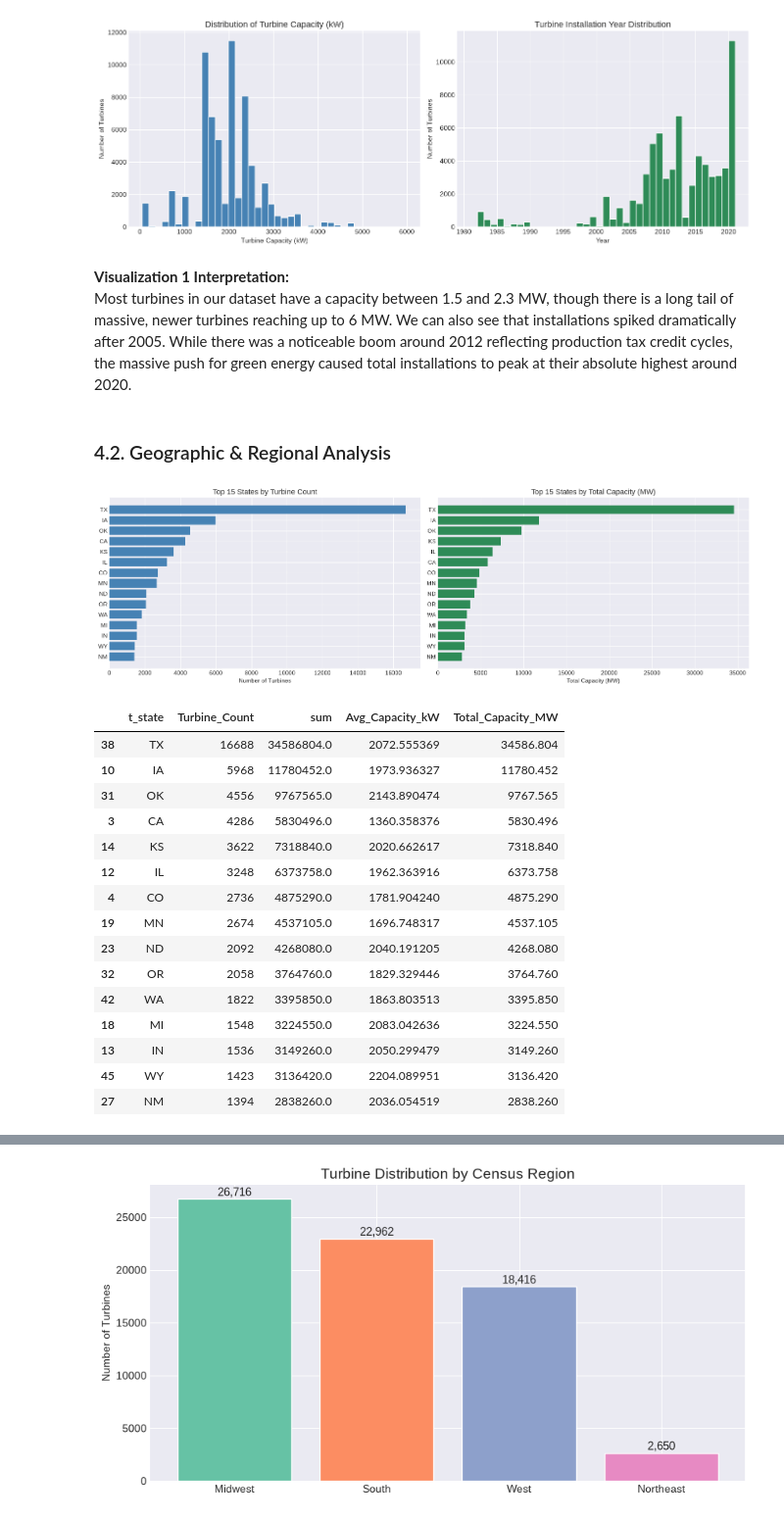
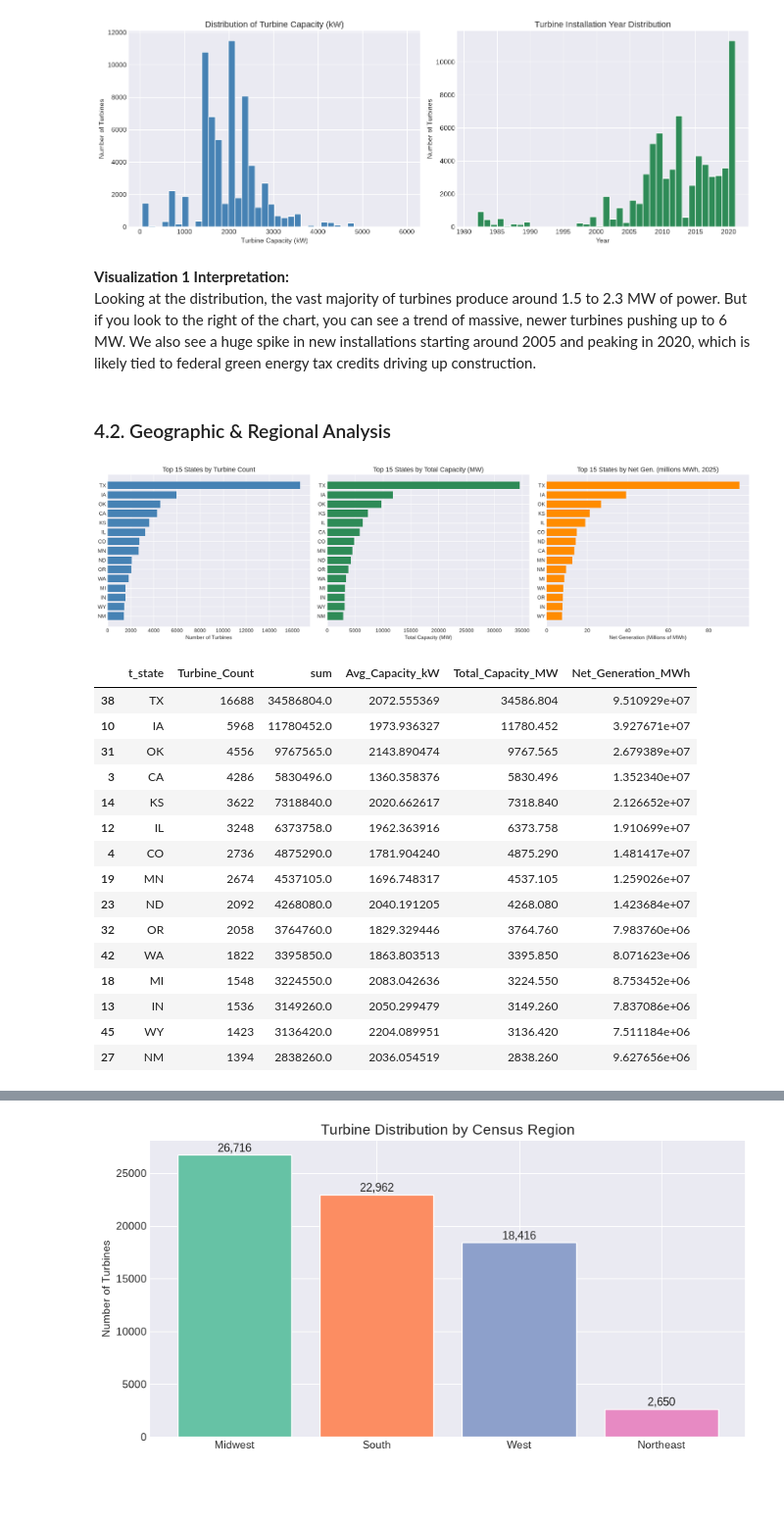
Before and after one commit to SayedAli-Murtadha/labs_projects, a Jupyter notebook: projects/wind-turbine/Code/01_EDA_Wind_Turbines.ipynb, the cells around one changed output, grey strips where cells are left out. Shown at 98% size. Drawn from its saved outputs; the diff is of its cells as text; code cells hidden in the pictures; blank space fills up the shorter version.

```diff
--- a/projects/wind-turbine/Code/01_EDA_Wind_Turbines.ipynb
+++ b/projects/wind-turbine/Code/01_EDA_Wind_Turbines.ipynb
@@ -177,61 +235,71 @@ plt.tight_layout()
 plt.show()
 # %% [output]
 [figure]
-# %% [markdown]
-**Visualization 1 Interpretation:**
-Most turbines in our dataset have a capacity between 1.5 and 2.3 MW, though there is a long tail of massive, newer turbines reaching up to 6 MW. We can also see that installations spiked dramatically after 2005. While there was a noticeable boom around 2012 reflecting production tax credit cycles, the massive push for green energy caused total installations to peak at their absolute highest around 2020.
+# %% [markdown]
+**Visualization 1 Interpretation:**
+ Looking at the distribution, the vast majority of turbines produce around 1.5 to 2.3 MW of power. But if you look to the right of the chart, you can see a trend of massive, newer turbines pushing up to 6 MW. We also see a huge spike in new installations starting around 2005 and peaking in 2020, which is likely tied to federal green energy tax credits driving up construction.
 # %% [markdown]
 ### 4.2. Geographic & Regional Analysis
 # %%
 # Top 15 states by turbine count and total capacity
 # 1. First, just get the basic sum, count, and mean
 state_counts = turbines.groupby('t_state')['t_cap'].agg(['count', 'sum', 'mean']).reset_index()
 
 # 2. Rename the columns so they make sense
 state_counts.rename(columns={'count': 'Turbine_Count', 'mean': 'Avg_Capacity_kW'}, inplace=True)
 
 # 3. Create the MW column using simple division
 state_counts['Total_Capacity_MW'] = state_counts['sum'] / 1000
 
-# 4. Sort and get the top 15
+# 4. Add actual net generation from EIA-923 (aggregated per state)
+state_gen = turbines.groupby('t_state')['Net_Generation_MWh'].sum().reset_index()
+state_counts = state_counts.merge(state_gen, on='t_state', how='left')
+
+# 5. Sort and get the top 15 by turbine count
 state_counts = state_counts.sort_values(by='Turbine_Count', ascending=False).head(15)
 
-fig, axes = plt.subplots(1, 2, figsize=(16, 5))
+fig, axes = plt.subplots(1, 3, figsize=(18, 5))
 
-# Sort ascending so the biggest state is at the bottom of the dataframe
+# Sort ascending so the biggest state is at the bottom of the bar chart
 plot_data = state_counts.sort_values(by='Turbine_Count', ascending=True)
 axes[0].barh(plot_data['t_state'], plot_data['Turbine_Count'], color='steelblue')
 axes[0].set_title('Top 15 States by Turbine Count', fontsize=13)
 axes[0].set_xlabel('Number of Turbines')
 
 # Sort ascending for capacity chart too
 plot_data_cap = state_counts.sort_values(by='Total_Capacity_MW', ascending=True)
 axes[1].barh(plot_data_cap['t_state'], plot_data_cap['Total_Capacity_MW'], color='seagreen')
 axes[1].set_title('Top 15 States by Total Capacity (MW)', fontsize=13)
 axes[1].set_xlabel('Total Capacity (MW)')
 
+# Sort ascending for net generation chart
+plot_data_gen = state_counts.sort_values(by='Net_Generation_MWh', ascending=True)
+axes[2].barh(plot_data_gen['t_state'], plot_data_gen['Net_Generation_MWh'] / 1_000_000, color='darkorange')
+axes[2].set_title('Top 15 States by Net Gen. (millions MWh, 2025)', fontsize=13)
+axes[2].set_xlabel('Net Generation (Millions of MWh)')
+
 plt.tight_layout()
 plt.show()
 
 display(state_counts)
 # %% [output]
-[figure, old version]
+[figure, new version]
-|  | t_state | Turbine_Count | sum | Avg_Capacity_kW | Total_Capacity_MW |
-| 38 | TX | 16688 | 34586804.0 | 2072.555369 | 34586.804 |
-| 10 | IA | 5968 | 11780452.0 | 1973.936327 | 11780.452 |
-| 31 | OK | 4556 | 9767565.0 | 2143.890474 | 9767.565 |
-| 3 | CA | 4286 | 5830496.0 | 1360.358376 | 5830.496 |
-| 14 | KS | 3622 | 7318840.0 | 2020.662617 | 7318.840 |
-| 12 | IL | 3248 | 6373758.0 | 1962.363916 | 6373.758 |
-| 4 | CO | 2736 | 4875290.0 | 1781.904240 | 4875.290 |
-| 19 | MN | 2674 | 4537105.0 | 1696.748317 | 4537.105 |
-| 23 | ND | 2092 | 4268080.0 | 2040.191205 | 4268.080 |
-| 32 | OR | 2058 | 3764760.0 | 1829.329446 | 3764.760 |
-| 42 | WA | 1822 | 3395850.0 | 1863.803513 | 3395.850 |
-| 18 | MI | 1548 | 3224550.0 | 2083.042636 | 3224.550 |
-| 13 | IN | 1536 | 3149260.0 | 2050.299479 | 3149.260 |
-| 45 | WY | 1423 | 3136420.0 | 2204.089951 | 3136.420 |
-| 27 | NM | 1394 | 2838260.0 | 2036.054519 | 2838.260 |
+|  | t_state | Turbine_Count | sum | Avg_Capacity_kW | Total_Capacity_MW | Net_Generation_MWh |
+| 38 | TX | 16688 | 34586804.0 | 2072.555369 | 34586.804 | 9.510929e+07 |
+| 10 | IA | 5968 | 11780452.0 | 1973.936327 | 11780.452 | 3.927671e+07 |
+| 31 | OK | 4556 | 9767565.0 | 2143.890474 | 9767.565 | 2.679389e+07 |
+| 3 | CA | 4286 | 5830496.0 | 1360.358376 | 5830.496 | 1.352340e+07 |
+| 14 | KS | 3622 | 7318840.0 | 2020.662617 | 7318.840 | 2.126652e+07 |
+| 12 | IL | 3248 | 6373758.0 | 1962.363916 | 6373.758 | 1.910699e+07 |
+| 4 | CO | 2736 | 4875290.0 | 1781.904240 | 4875.290 | 1.481417e+07 |
+| 19 | MN | 2674 | 4537105.0 | 1696.748317 | 4537.105 | 1.259026e+07 |
+| 23 | ND | 2092 | 4268080.0 | 2040.191205 | 4268.080 | 1.423684e+07 |
+| 32 | OR | 2058 | 3764760.0 | 1829.329446 | 3764.760 | 7.983760e+06 |
+| 42 | WA | 1822 | 3395850.0 | 1863.803513 | 3395.850 | 8.071623e+06 |
+| 18 | MI | 1548 | 3224550.0 | 2083.042636 | 3224.550 | 8.753452e+06 |
+| 13 | IN | 1536 | 3149260.0 | 2050.299479 | 3149.260 | 7.837086e+06 |
+| 45 | WY | 1423 | 3136420.0 | 2204.089951 | 3136.420 | 7.511184e+06 |
+| 27 | NM | 1394 | 2838260.0 | 2036.054519 | 2838.260 | 9.627656e+06 |
 # %%
 # Census Region breakdown
 region_stats = turbines.groupby('census_region').agg(
```
Also changed, not shown: parts of 21 cells of this notebook, 3 other files.
